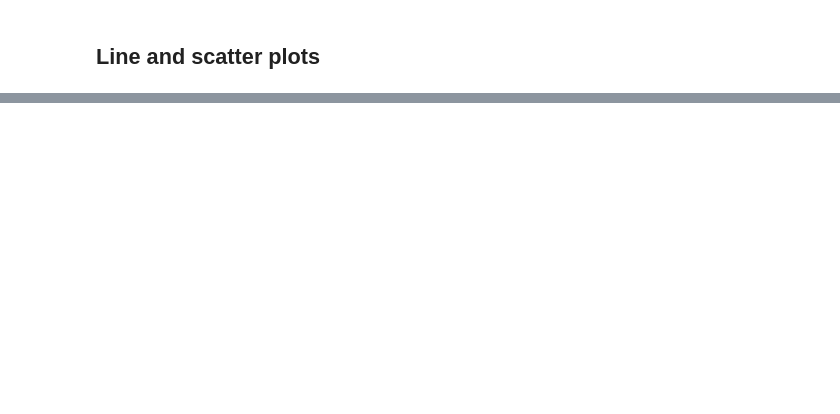
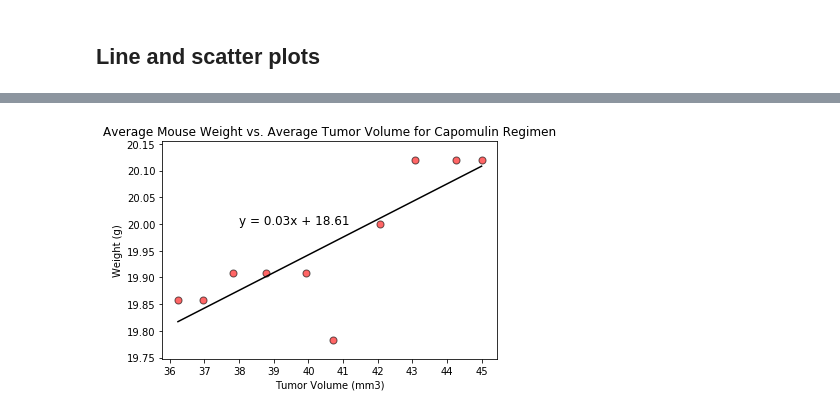
Before and after one commit to wisemantyr/Pymaceuticals, a Jupyter notebook: Pymaceuticals.ipynb, the cells around one changed output, grey strips where cells are left out. Saved outputs shown, nothing was run; the diff lists cells and outputs as text; code cells hidden in the pictures; blank space fills up the shorter version.

```diff
--- a/Pymaceuticals.ipynb
+++ b/Pymaceuticals.ipynb
@@ -260,0 +329,17 @@ infubinol_outliers= [t for t in infubinol_tumors if [(infubinol_tumors < infubin
+# %%
+plt.scatter(x_axis, y_axis, marker = "o", color="r", edgecolors="black", alpha = .6, s=50)
+plt.title("Average Mouse Weight vs. Average Tumor Volume for Capomulin Regimen", fontsize = 13)
+plt.ylabel("Weight (g)")
+plt.xlabel("Tumor Volume (mm3)")
+xticks = np.arange(36, 46, 1)
+yticks = np.arange(19.7, 20.2, .05)
+plt.xticks(xticks)
+plt.yticks(yticks)
+(slope, intercept, rvalue, pvalue, stderr) = st.linregress(x_axis, y_axis)
+regress_values = x_axis * slope + intercept
+line_eq = "y = " + str(round(slope,2)) + "x + " + str(round(intercept,2))
+plt.plot(x_axis,regress_values,"black")
+plt.annotate(line_eq,(38,20),fontsize=12,color="black")
+plt.show()
+# %% [output]
+[figure, added]
```
Also changed, not shown: parts of 10 cells of this notebook, 1 other file.
